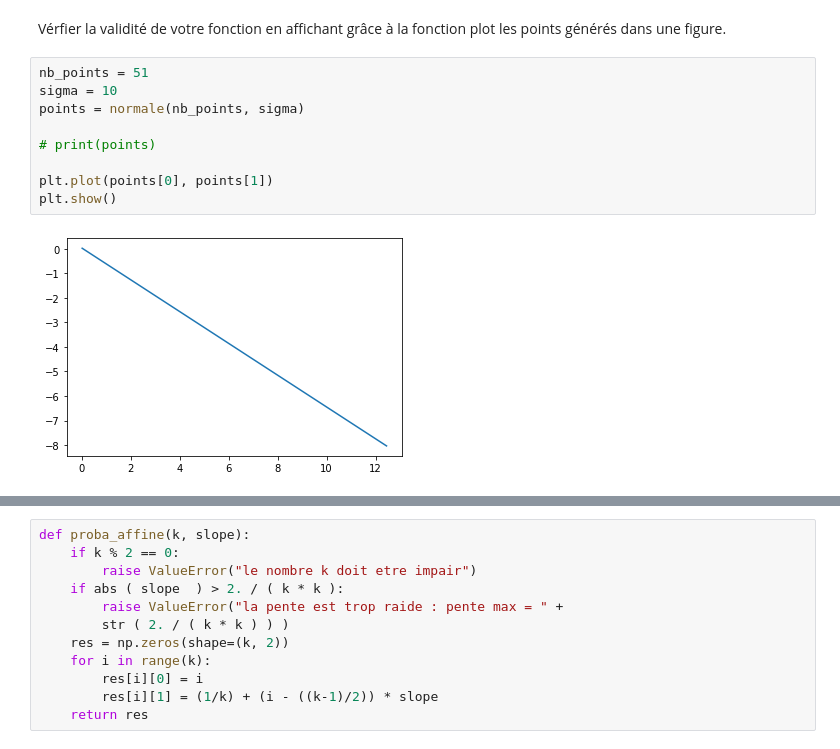
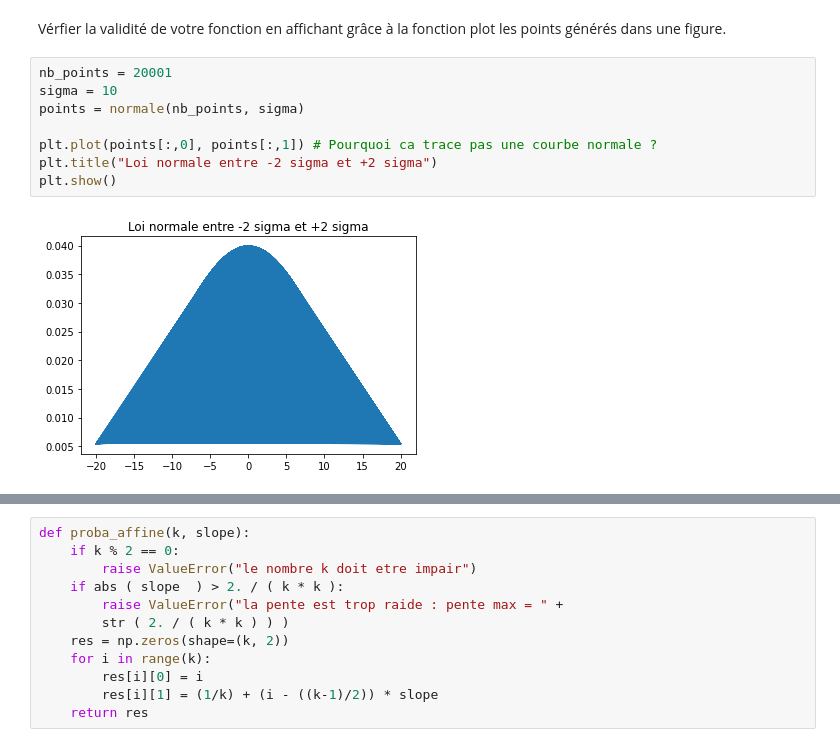
Before and after one commit to hanzopgp/MasterBioInformaticsPTs, a Jupyter notebook: S1/MAPSI/TME/TME2/enonce/tme2.ipynb, the cells around one changed output, grey strips where cells are left out. Saved outputs shown, nothing was run; the diff lists cells and outputs as text.

```diff
--- a/S1/MAPSI/TME/TME2/enonce/tme2.ipynb
+++ b/S1/MAPSI/TME/TME2/enonce/tme2.ipynb
@@ -84,16 +87,15 @@ def normale(k, sigma):
 # %% [markdown]
 Vérfier la validité de votre fonction en affichant grâce à la fonction plot les points générés dans une figure.
 # %%
-nb_points = 51
+nb_points = 20001
 sigma = 10
 points = normale(nb_points, sigma)
 
-# print(points)
-
-plt.plot(points[0], points[1])
+plt.plot(points[:,0], points[:,1]) # Pourquoi ca trace pas une courbe normale ?
+plt.title("Loi normale entre -2 sigma et +2 sigma")
 plt.show()
 # %% [output]
-[figure, old version]
+[figure, new version]
 # %% [markdown]
 ### II.2- Distribution de probabilité affine
 <img src="tme2_lineaire.jpg" title="Distribution affine" style="float: right;">
```
Also changed, not shown: parts of 29 cells of this notebook.
